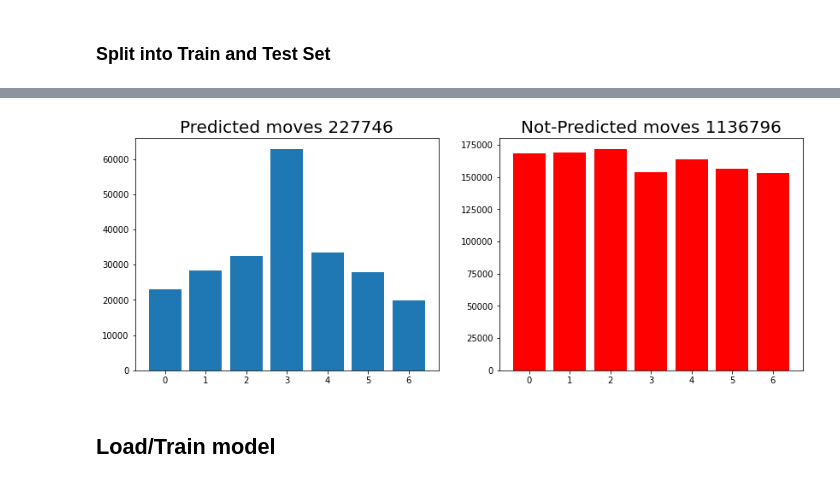
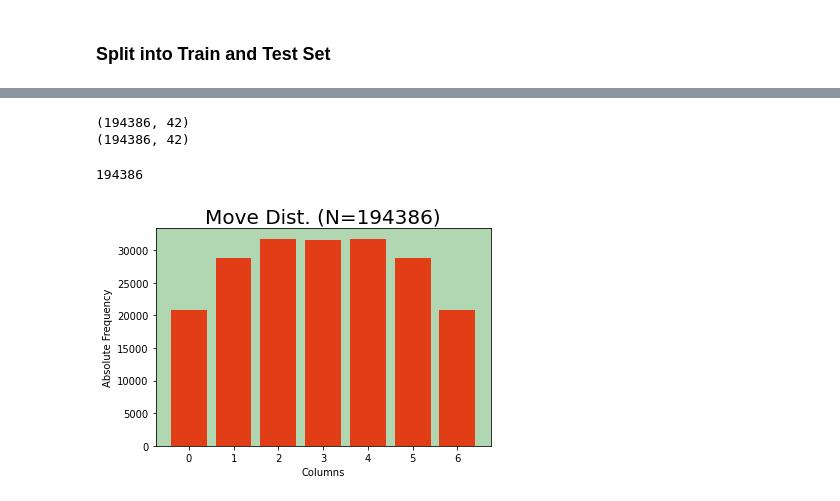
Before and after one commit to nicokestel/Connect4, a Jupyter notebook: agents/agent_mlp/mlp_training/MLP_agent_training.ipynb, the cells around one changed output, grey strips where cells are left out. Cells and saved outputs as stored; diff of their text form; code cells hidden in the pictures.

```diff
--- a/agents/agent_mlp/mlp_training/MLP_agent_training.ipynb
+++ b/agents/agent_mlp/mlp_training/MLP_agent_training.ipynb
@@ -403,32 +173,31 @@ Loading 1364542 entries in 0 min 0.1 sec
-# %%
-mlp = joblib.load(MODEL)
-
-def split_predicted(X: np.ndarray, y: np.ndarray, mlp: MLPClassifier) -> Tuple[np.ndarray, np.ndarray,
-                                                                               np.ndarray, np.ndarray]:
-    y_hat = mlp.predict(X)
-
-    X_pred, y_pred = X[y_hat == y], y[y_hat == y]
-    X_npred, y_npred = X[y_hat != y], y[y_hat != y]
-
-    return X_pred, X_npred, y_pred, y_npred
-
-X_pred, X_npred, y_pred, y_npred = split_predicted(X, y, mlp)
-
-X_pred.shape, X_npred.shape, y_pred.shape, y_npred.shape
-
-
-fig = plt.figure(figsize=(14, 5))
-
-plt.subplot(121)
-v_pred, c_pred = np.unique(y_pred, return_counts=True)
-plt.title(f'Predicted moves {len(y_pred)}', size=20)
-_ = plt.bar(v_pred, c_pred)
-
-plt.subplot(122)
-plt.title(f'Not-Predicted moves {len(y_npred)}', size=20)
-v_npred, c_npred = np.unique(y_npred, return_counts=True)
-_ = plt.bar(v_npred, c_npred, color='red')
-# %% [output]
-[figure, removed]
-# %% [markdown]
-## Load/Train model
+# %%
+DATA = 'data/7_GROWING.mat'
+
+data = scipy.io.loadmat(DATA)
+X, y = data['data'], data['labels'][0, :]
+
+# extract only last winning boards and moves
+
+print(X.shape)
+
+#X, _, y, _ = train_test_split(X, y, train_size=0.1, stratify=y)
+
+print(X.shape)
+# %% [output]
+(194386, 42)
+(194386, 42)
+# %%
+values, counts = np.unique(y, return_counts=True)
+
+plt.axes().set_facecolor('#B0D7B1')
+plt.title(f'Move Dist. (N={len(y)})', fontsize=20)
+plt.ylabel('Absolute Frequency')
+plt.xlabel('Columns')
+_ = plt.bar(values, counts, color='#E13D17')
+
+plt.savefig("MovesDist.png", bbox_inches='tight')
+
+sum(counts)
+# %% [output]
+194386
+[figure, added]
```
Also changed, not shown: parts of 34 cells of this notebook.
